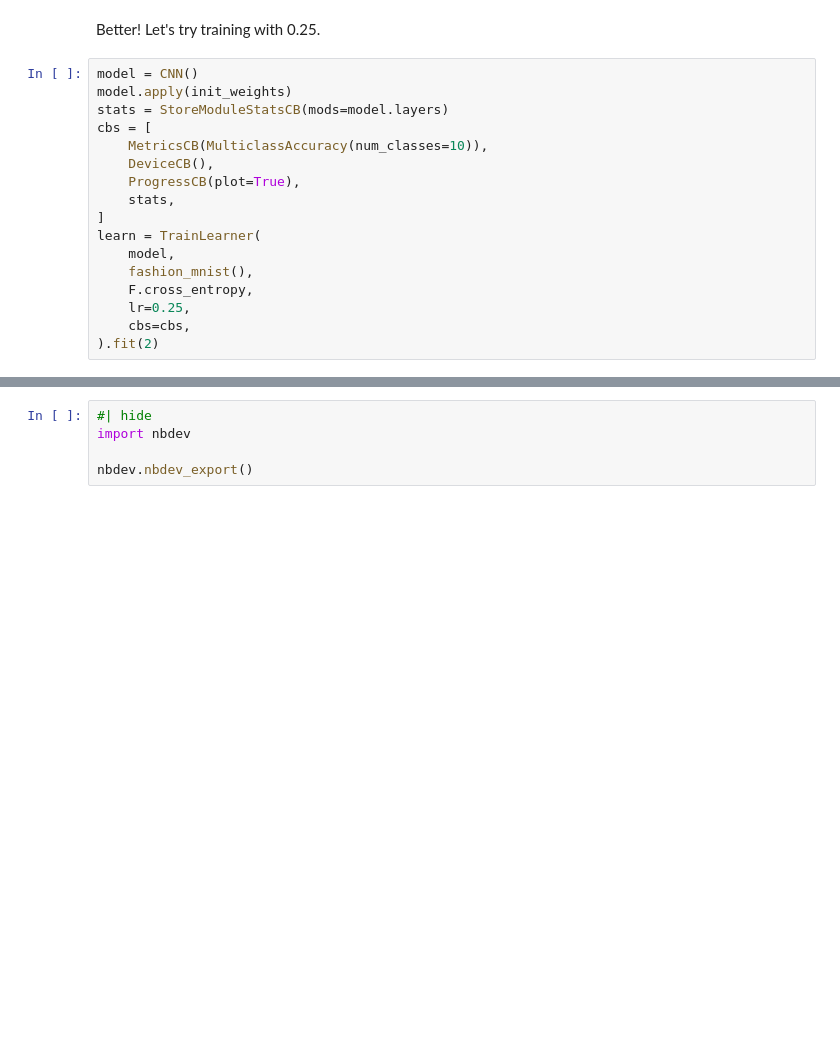
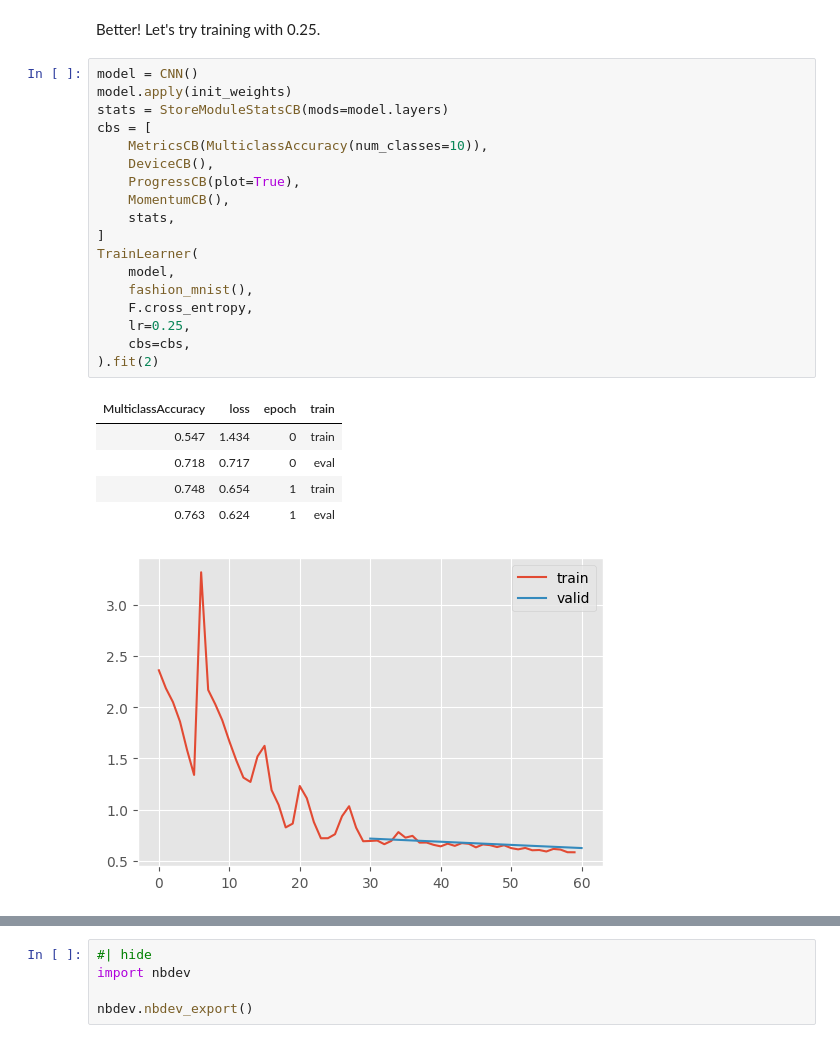
Before and after one commit to jeremyadamsfisher/SlowAI, a Jupyter notebook: nbs/10_initializations.ipynb, the cells around one changed output, grey strips where cells are left out. Drawn from its saved outputs; the diff is of its cells as text; blank space fills up the shorter version.

```diff
--- a/nbs/10_initializations.ipynb
+++ b/nbs/10_initializations.ipynb
@@ -263,19 +317,27 @@ Better! Let's try training with 0.25.
 # %%
 model = CNN()
 model.apply(init_weights)
 stats = StoreModuleStatsCB(mods=model.layers)
 cbs = [
     MetricsCB(MulticlassAccuracy(num_classes=10)),
     DeviceCB(),
     ProgressCB(plot=True),
+    MomentumCB(),
     stats,
 ]
-learn = TrainLearner(
+TrainLearner(
     model,
     fashion_mnist(),
     F.cross_entropy,
     lr=0.25,
     cbs=cbs,
 ).fit(2)
+# %% [output]
+| MulticlassAccuracy | loss | epoch | train |
+| 0.547 | 1.434 | 0 | train |
+| 0.718 | 0.717 | 0 | eval |
+| 0.748 | 0.654 | 1 | train |
+| 0.763 | 0.624 | 1 | eval |
+[figure, added]
 # %%
 stats.mean_std_plot()
```
Also changed, not shown: parts of 41 cells of this notebook, 3 other files.
